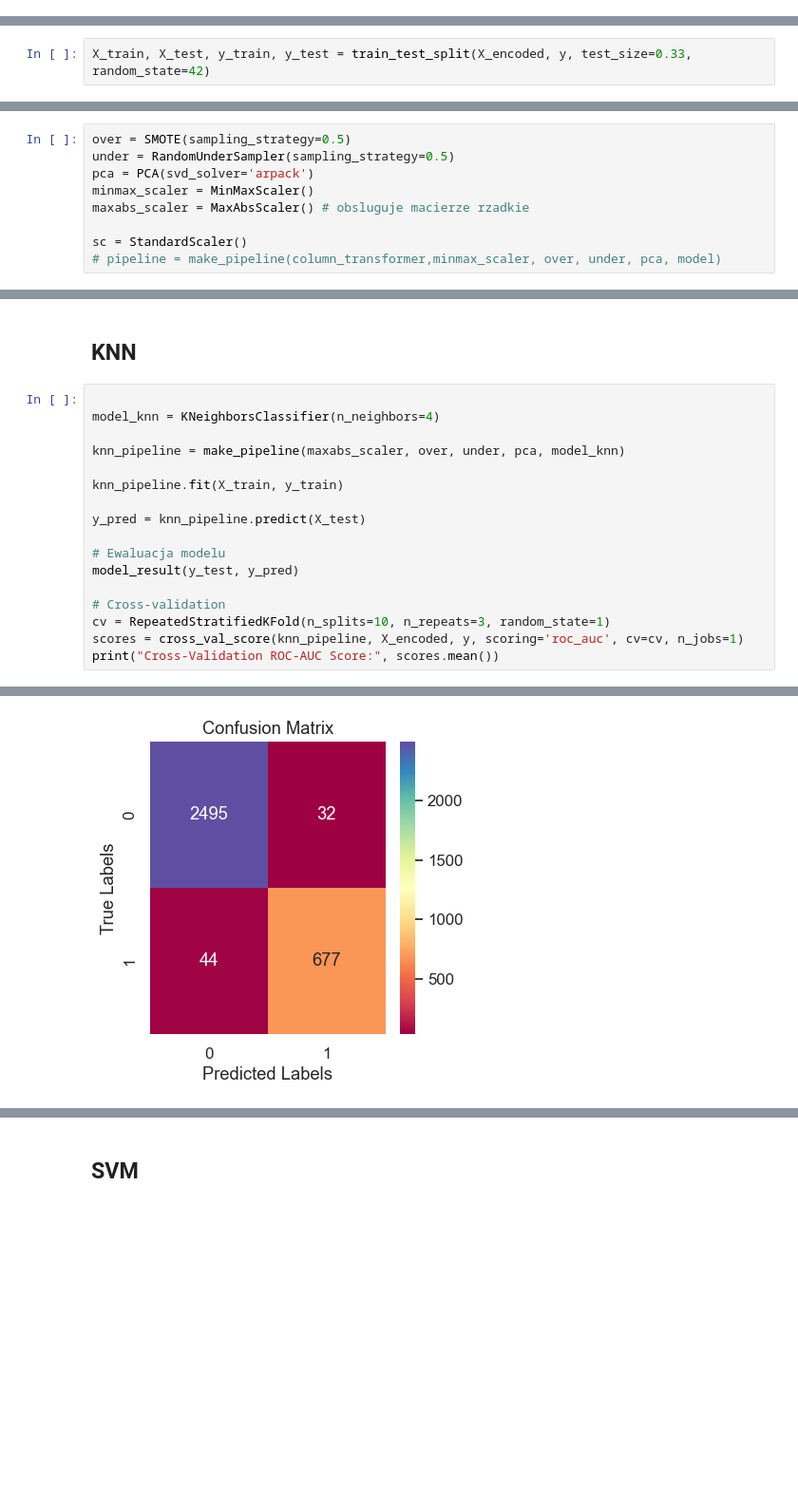
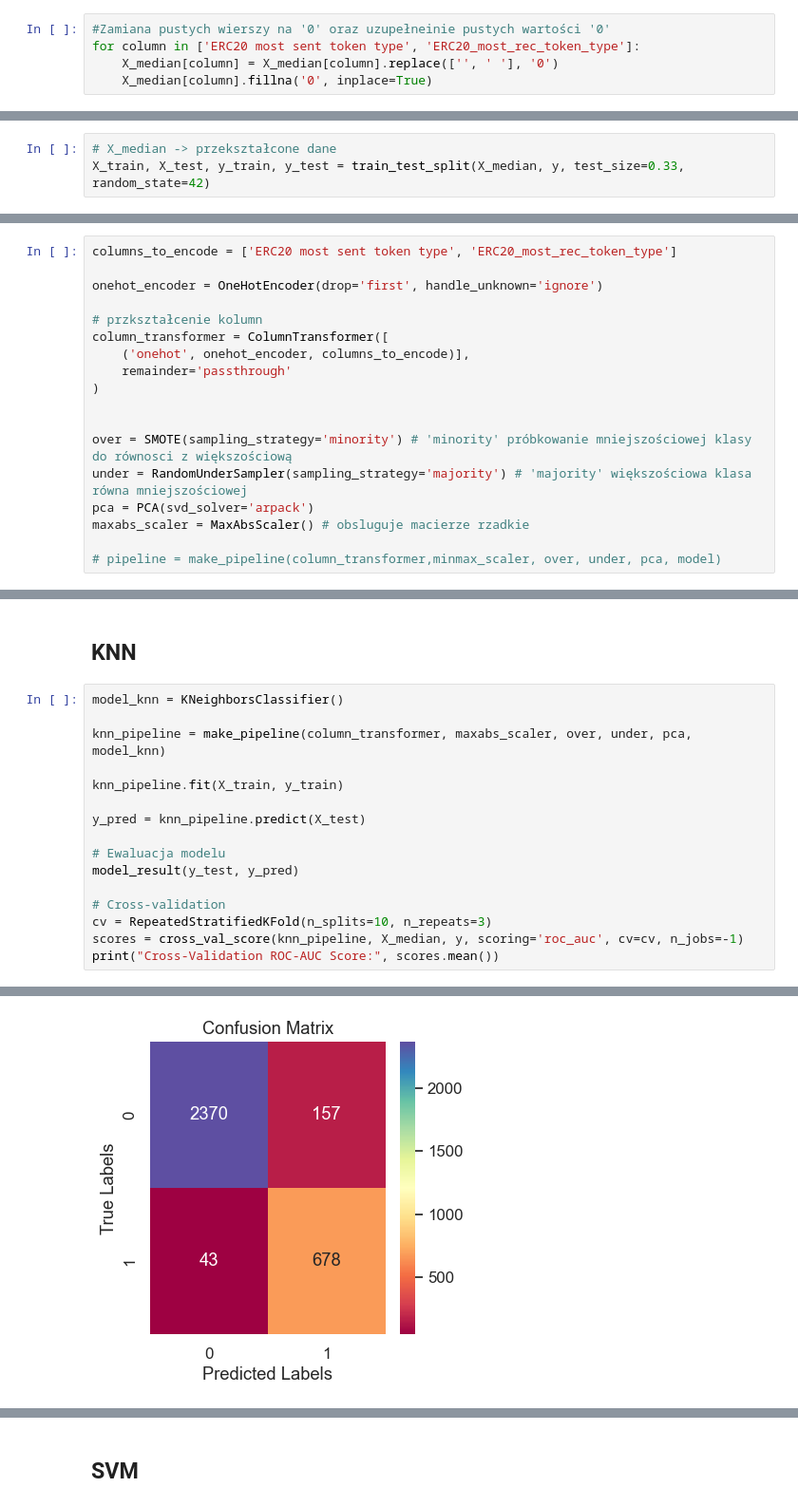
Before and after one commit to MlekoZjad/ML_2024, a Jupyter notebook: Case_1.ipynb, the cells around one changed output, grey strips where cells are left out. Shown at 95% size. Drawn from its saved outputs; the diff is of its cells as text; blank space fills up the shorter version.

```diff
--- a/Case_1.ipynb
+++ b/Case_1.ipynb
@@ -512,0 +371,5 @@ X_encoded = column_transformer.fit_transform(X)
+# %%
+#Zamiana pustych wierszy na '0' oraz uzupełneinie pustych wartości '0'
+for column in ['ERC20 most sent token type', 'ERC20_most_rec_token_type']:
+    X_median[column] = X_median[column].replace(['', ' '], '0')
+    X_median[column].fillna('0', inplace=True)
@@ -513,2 +403,3 @@ X_encoded = column_transformer.fit_transform(X)
 # %%
-X_train, X_test, y_train, y_test = train_test_split(X_encoded, y, test_size=0.33, random_state=42)
+# X_median -> przekształcone dane
+X_train, X_test, y_train, y_test = train_test_split(X_median, y, test_size=0.33, random_state=42)
@@ -515,2 +413,20 @@ X_train, X_test, y_train, y_test = train_test_split(X_encoded, y, test_size=0.33
 # %% [markdown]
 ### Pipeline
+# %%
+columns_to_encode = ['ERC20 most sent token type', 'ERC20_most_rec_token_type']
+
+onehot_encoder = OneHotEncoder(drop='first', handle_unknown='ignore')
+
+# przkształcenie kolumn
+column_transformer = ColumnTransformer([
+    ('onehot', onehot_encoder, columns_to_encode)],
+    remainder='passthrough'
+)
+
+
+over = SMOTE(sampling_strategy='minority') # 'minority' próbkowanie mniejszościowej klasy do równosci z większościową
+under = RandomUnderSampler(sampling_strategy='majority') # 'majority' większościowa klasa równa mniejszościowej
+pca = PCA(svd_solver='arpack')
+maxabs_scaler = MaxAbsScaler() # obsluguje macierze rzadkie
+
+# pipeline = make_pipeline(column_transformer,minmax_scaler, over, under, pca, model)
@@ -521,12 +476,3 @@ FLAG
 0    5135
 1    1458
 Name: count, dtype: int64
-# %%
-over = SMOTE(sampling_strategy=0.5)
-under = RandomUnderSampler(sampling_strategy=0.5)
-pca = PCA(svd_solver='arpack')
-minmax_scaler = MinMaxScaler()
-maxabs_scaler = MaxAbsScaler() # obsluguje macierze rzadkie
-
-sc = StandardScaler()
-# pipeline = make_pipeline(column_transformer,minmax_scaler, over, under, pca, model)
@@ -556,10 +479,9 @@ def model_result(y_test, y_pred):
 # %% [markdown]
 ## KNN
 # %%
+model_knn = KNeighborsClassifier()
 
-model_knn = KNeighborsClassifier(n_neighbors=4)
-
-knn_pipeline = make_pipeline(maxabs_scaler, over, under, pca, model_knn)
+knn_pipeline = make_pipeline(column_transformer, maxabs_scaler, over, under, pca, model_knn)
 
 knn_pipeline.fit(X_train, y_train)
 
@@ -569,8 +491,8 @@ y_pred = knn_pipeline.predict(X_test)
 model_result(y_test, y_pred)
 
 # Cross-validation
-cv = RepeatedStratifiedKFold(n_splits=10, n_repeats=3, random_state=1)
-scores = cross_val_score(knn_pipeline, X_encoded, y, scoring='roc_auc', cv=cv, n_jobs=1)
+cv = RepeatedStratifiedKFold(n_splits=10, n_repeats=3)
+scores = cross_val_score(knn_pipeline, X_median, y, scoring='roc_auc', cv=cv, n_jobs=-1)
 print("Cross-Validation ROC-AUC Score:", scores.mean())
 # %% [output]
 Classification Report:
@@ -587 +509 @@ ROC-AUC Score: 0.9631552053357718
-[figure, old version]
+[figure, new version]
```
Also changed, not shown: parts of 91 cells of this notebook.
